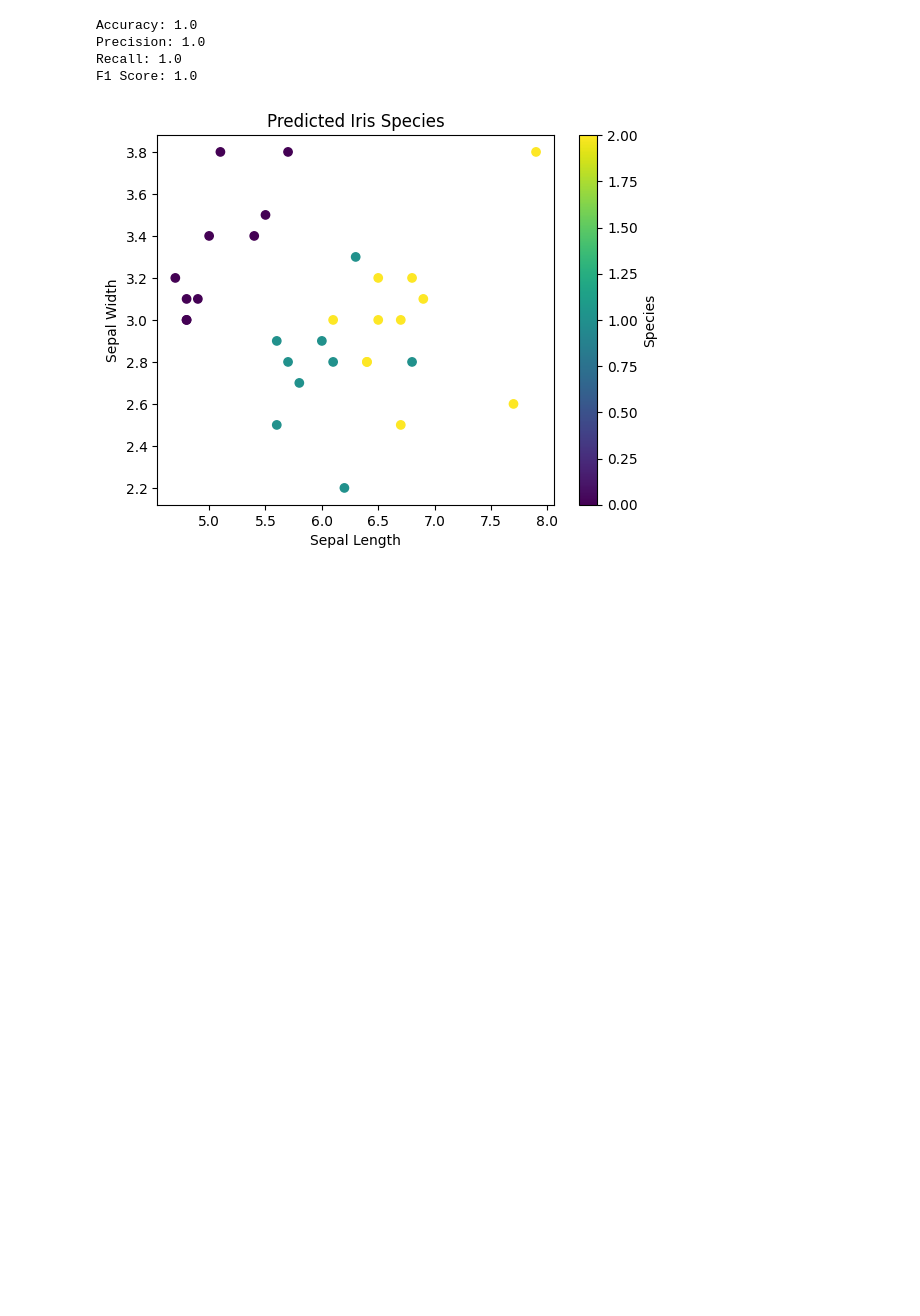
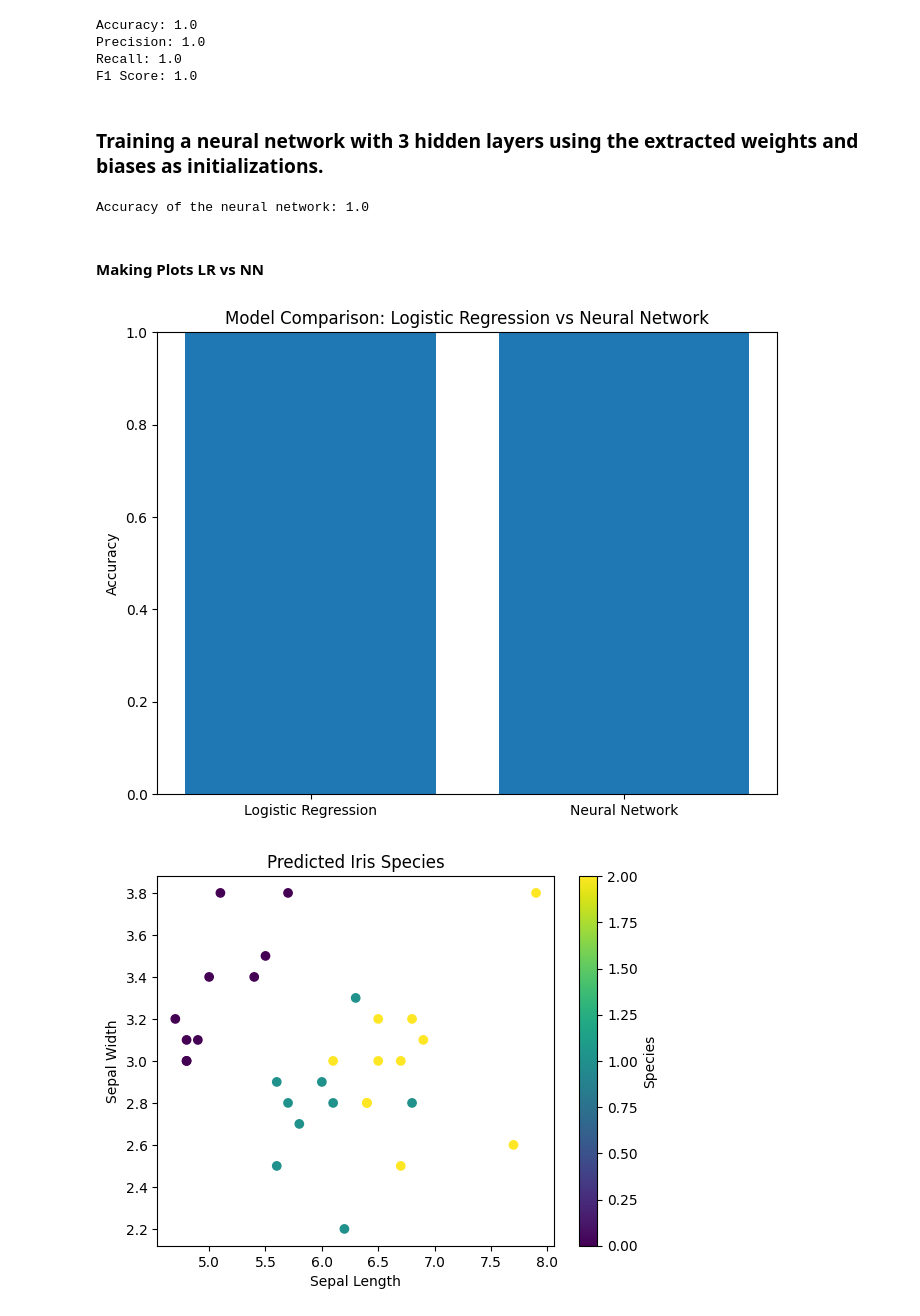
Before and after one commit to TechieSamosa/100-Days-ML, a Jupyter notebook: AI Club Task Round/notebook.ipynb, the cells around one changed output. Saved outputs shown, nothing was run; the diff lists cells and outputs as text; code cells hidden in the pictures; blank space fills up the shorter version.

Commit message:
Neural Network Added

```diff
--- a/AI Club Task Round/notebook.ipynb
+++ b/AI Club Task Round/notebook.ipynb
@@ -46,3 +57,34 @@ F1 Score: 1.0
+# %% [markdown]
+### Training a neural network with 3 hidden layers using the extracted weights and biases as initializations.
+# %%
+# Extracting weights and biases from the logistic regression model
+weights = np.hstack([logistic_regression_model.intercept_[:, None], logistic_regression_model.coef_])
+# Note: You may need to reshape weights and biases based on the neural network's architecture.
+
+# Define and train a neural network with 3 hidden layers
+mlp_classifier = MLPClassifier(hidden_layer_sizes=(100, 100, 100), activation='relu', max_iter=1000)
+mlp_classifier.fit(X_train_scaled, y_train)
+
+# Evaluate the neural network
+accuracy_nn = mlp_classifier.score(X_test_scaled, y_test)
+print("Accuracy of the neural network:", accuracy_nn)
+# %% [output]
+Accuracy of the neural network: 1.0
+# %% [markdown]
+#### Making Plots LR vs NN
+# %%
+# Evaluate the neural network
+accuracy_nn = mlp_classifier.score(X_test_scaled, y_test)
+
+# Plot accuracy of the neural network
+plt.figure(figsize=(8, 6))
+plt.bar(['Logistic Regression', 'Neural Network'], [accuracy, accuracy_nn])
+plt.ylim(0, 1)
+plt.title('Model Comparison: Logistic Regression vs Neural Network')
+plt.ylabel('Accuracy')
+plt.show()
+# %% [output]
+[figure, added]
 # %%
 #visuals
 plt.scatter(X_test[:, 0], X_test[:, 1], c=y_pred, cmap='viridis')
```
Also changed, not shown: parts of 2 cells of this notebook, 1 other file.
